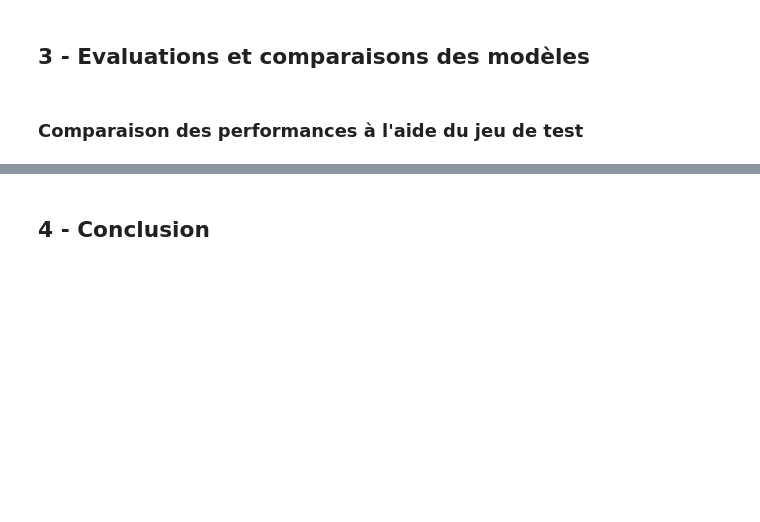
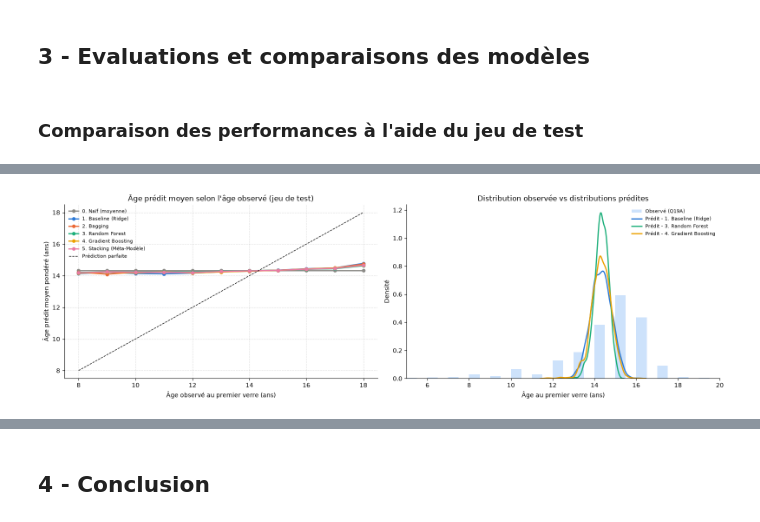
Before and after one commit to RaphaelCarrere/projet_apprentissage_supervise, a Jupyter notebook: projet.ipynb, the cells around one changed output, grey strips where cells are left out. Drawn from its saved outputs; the diff is of its cells as text; code cells hidden in the pictures; blank space fills up the shorter version.

```diff
--- a/projet.ipynb
+++ b/projet.ipynb
@@ -946,0 +1122,41 @@ res_stacking = calculer_indicateurs(
+# %%
+fig, axes = plt.subplots(1, 2, figsize=(16, 5))
+
+# 1. Âge prédit moyen en fonction de l'âge observé
+ages_obs = np.arange(8, 19)
+for nom in ordre_modeles:
+    pred = pd.Series(predictions_test[nom], index=y_test.index)
+    moyennes = [
+        np.average(pred[y_test == a], weights=w_test[y_test == a])
+        if (y_test == a).any() else np.nan
+        for a in ages_obs
+    ]
+    axes[0].plot(ages_obs, moyennes, marker="o", markersize=5, linewidth=2,
+                 color=couleurs_modeles[nom], label=nom)
+axes[0].plot(ages_obs, ages_obs, linestyle="--", color="#0b0b0b", linewidth=1,
+             label="Prédiction parfaite")
+axes[0].set_xlabel("Âge observé au premier verre (ans)")
+axes[0].set_ylabel("Âge prédit moyen pondéré (ans)")
+axes[0].set_title("Âge prédit moyen selon l'âge observé (jeu de test)")
+axes[0].grid(linestyle="--", alpha=0.4)
+axes[0].spines[["top", "right"]].set_visible(False)
+axes[0].legend(fontsize=8, frameon=False)
+
+# 2. Distribution des prédictions vs distribution observée
+bins = np.arange(5, 20.5, 0.5)
+axes[1].hist(y_test, bins=bins, weights=w_test, density=True, color="#cde2fb",
+             label="Observé (Q19A)")
+for nom in ["1. Baseline (Ridge)", "3. Random Forest", "4. Gradient Boosting"]:
+    sns.kdeplot(x=predictions_test[nom], weights=w_test, ax=axes[1],
+                color=couleurs_modeles[nom], linewidth=2, label=f"Prédit - {nom}")
+axes[1].set_xlim(5, 20)
+axes[1].set_xlabel("Âge au premier verre (ans)")
+axes[1].set_ylabel("Densité")
+axes[1].set_title("Distribution observée vs distributions prédites")
+axes[1].spines[["top", "right"]].set_visible(False)
+axes[1].legend(fontsize=8, frameon=False)
+
+plt.tight_layout()
+plt.show()
+# %% [output]
+[figure, added]
```
Also changed, not shown: parts of 19 cells of this notebook.
